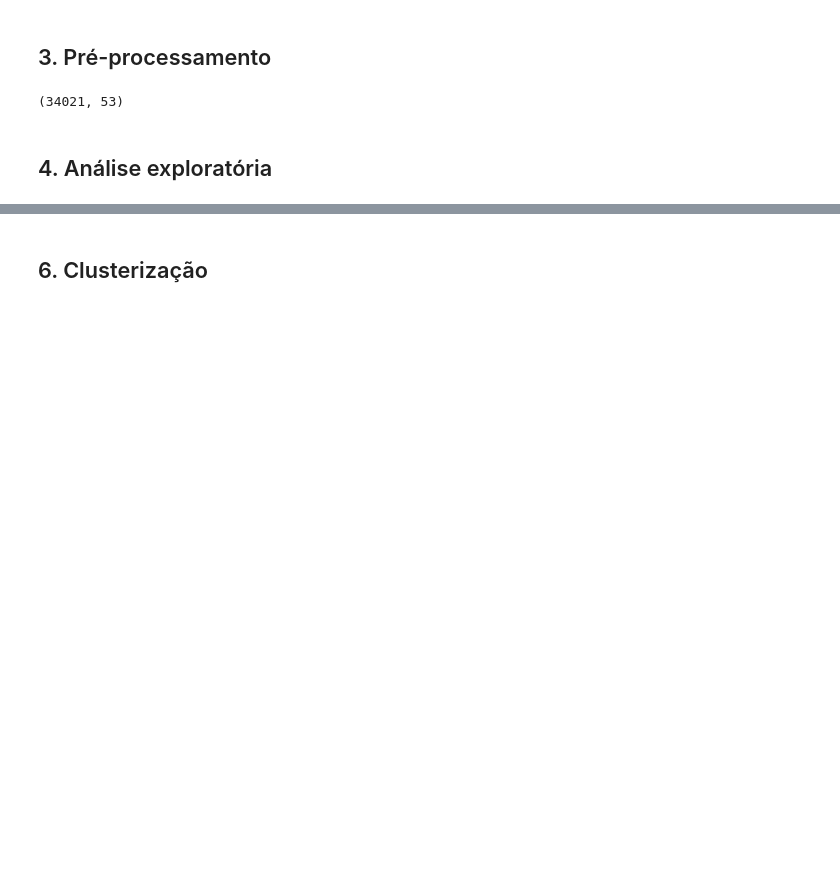
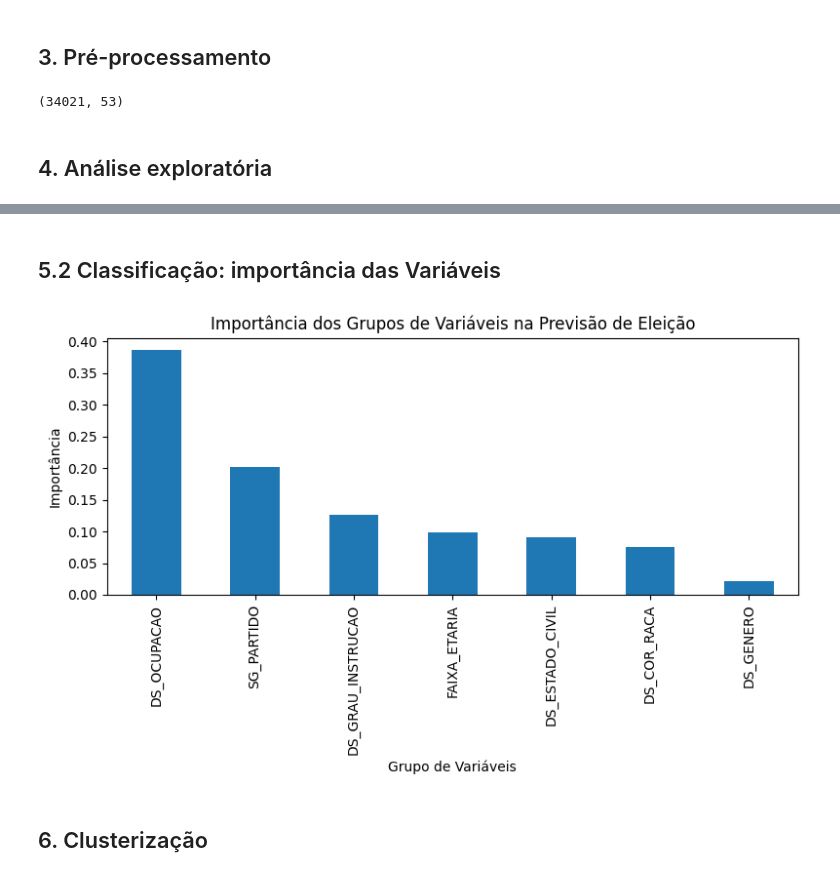
Before and after one commit to cjidnqpi/APS_mineracao_dados, a Jupyter notebook: code/ProjetoFinal.ipynb, the cells around one changed output, grey strips where cells are left out. Cells and saved outputs as stored; diff of their text form; code cells hidden in the pictures; blank space fills up the shorter version.

Commit message:
adding the features importances

```diff
--- a/code/ProjetoFinal.ipynb
+++ b/code/ProjetoFinal.ipynb
@@ -162,3 +165,35 @@ Acurácia: 0.594121969140338
+# %% [markdown]
+## 5.2 Classificação: importância das Variáveis
+# %%
+importances = clf.feature_importances_
+
+feat_importances = pd.Series(importances, index=X_train.columns)
+feat_importances.sort_values(ascending=False)
+
+grouped_importance = feat_importances.groupby(
+    lambda x: x.split('_')[1]
+).sum().sort_values(ascending=False)
+
+rename_dict = {
+   'GENERO' : 'DS_GENERO',
+   'COR' : 'DS_COR_RACA',
+   'GRAU' : 'DS_GRAU_INSTRUCAO',
+   'ESTADO' : 'DS_ESTADO_CIVIL',
+   'OCUPACAO' : 'DS_OCUPACAO',
+   'PARTIDO' : 'SG_PARTIDO',
+   'ETARIA' : 'FAIXA_ETARIA'
+}
+grouped_importance.index = grouped_importance.index.map(lambda x: rename_dict.get(x, x))
+
+plt.figure(figsize=(8, 5))
+grouped_importance.plot(kind='bar')
+plt.title('Importância dos Grupos de Variáveis na Previsão de Eleição')
+plt.ylabel('Importância')
+plt.xlabel('Grupo de Variáveis')
+plt.tight_layout()
+plt.show()
+# %% [output]
+[figure, added]
 # %% [markdown]
 ## 6. Clusterização
 # %%
```
Also changed, not shown: parts of 7 cells of this notebook, 8 other files.
